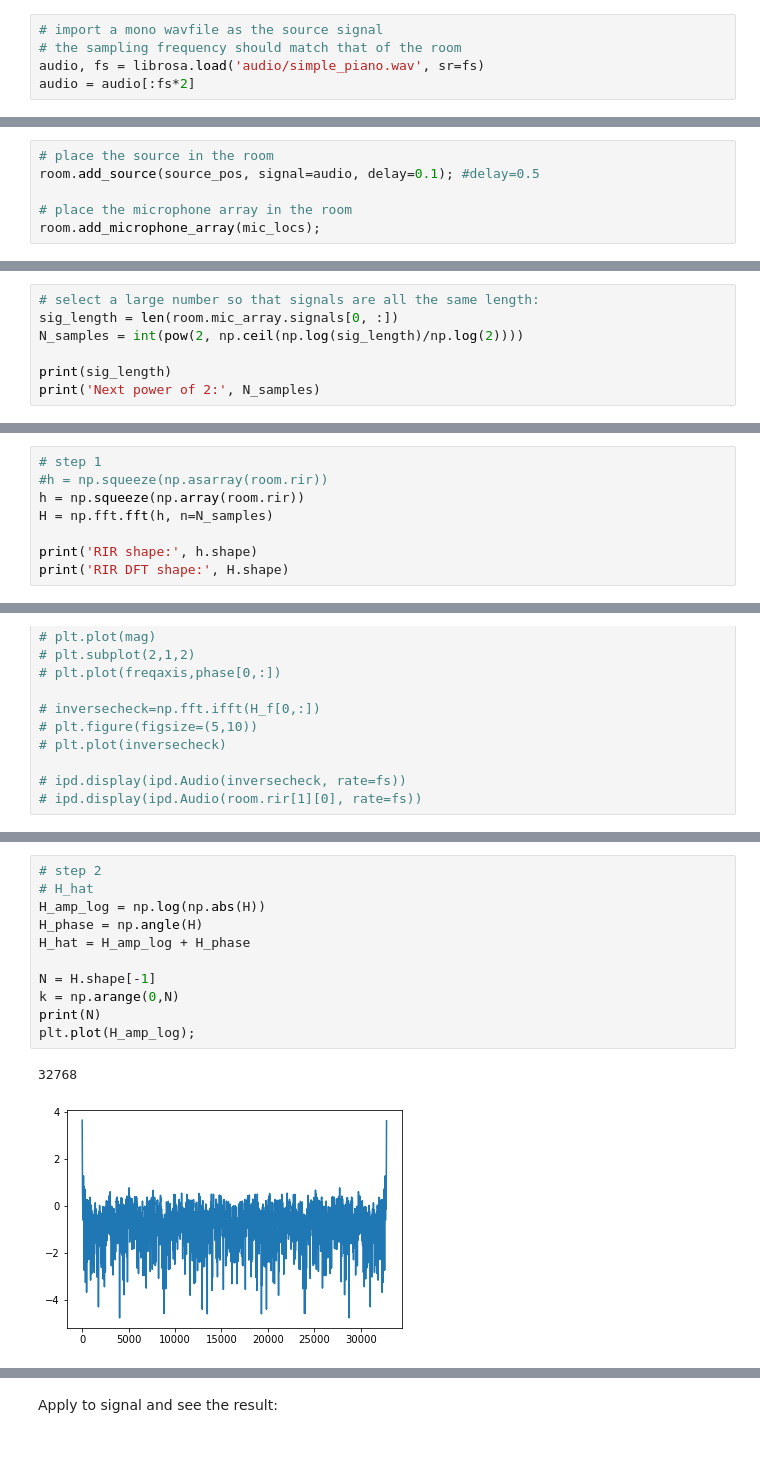
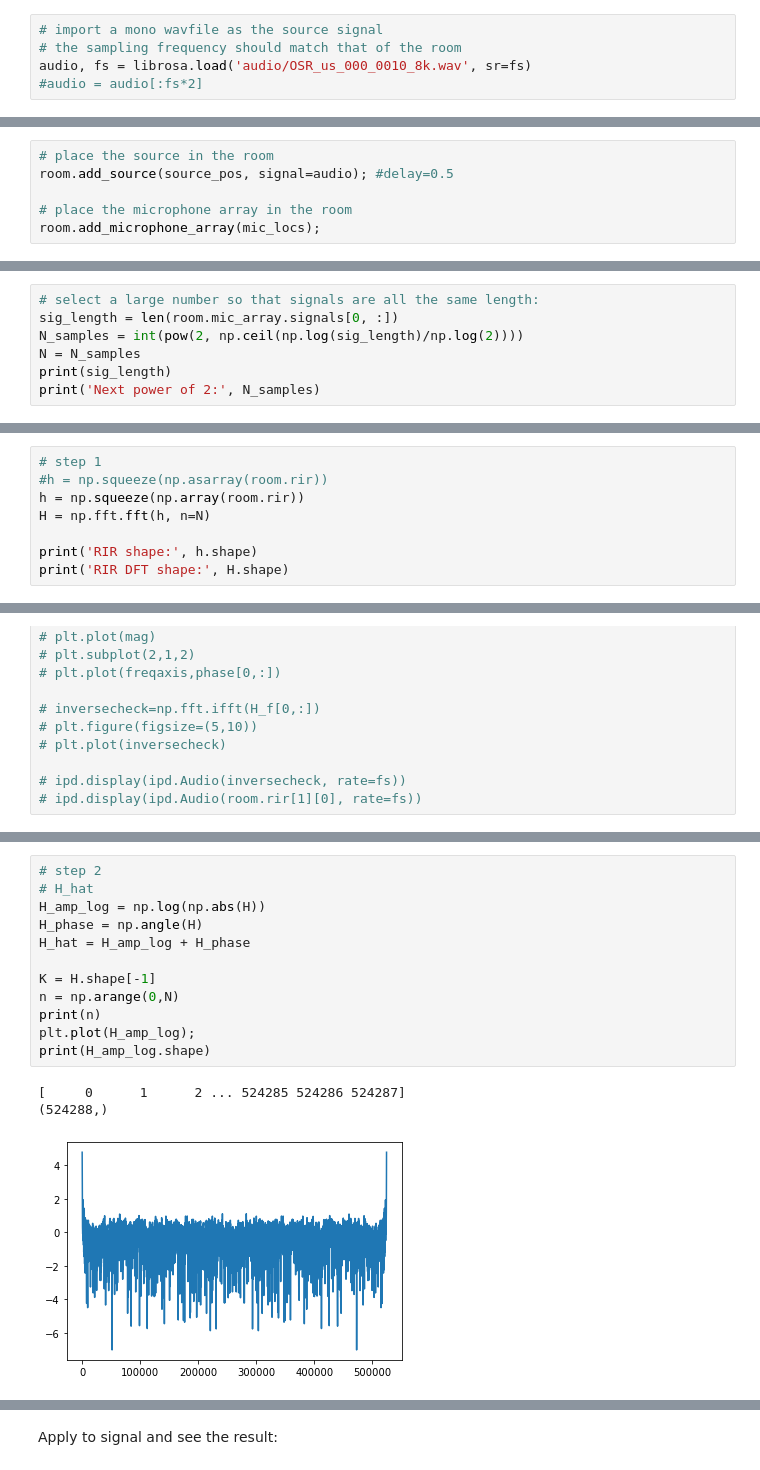
Before and after one commit to FredReeva/SASP-FDN-Dereverb, a Jupyter notebook: Dereverb Project - Jupyter/DereverbProject.ipynb, the cells around one changed output, grey strips where cells are left out. Cells and saved outputs as stored; diff of their text form.

Commit message:
"Finished" simple method

```diff
--- a/Dereverb Project - Jupyter/DereverbProject.ipynb
+++ b/Dereverb Project - Jupyter/DereverbProject.ipynb
@@ -67,8 +69,8 @@ Now generate the RIR and apply it to the audio files
 # %%
 # import a mono wavfile as the source signal
 # the sampling frequency should match that of the room
-audio, fs = librosa.load('audio/simple_piano.wav', sr=fs)
-audio = audio[:fs*2]
+audio, fs = librosa.load('audio/OSR_us_000_0010_8k.wav', sr=fs)
+#audio = audio[:fs*2]
 # %%
 # We invert Sabine's formula to obtain the parameters for the ISM simulator
 e_absorption, max_order = pra.inverse_sabine(rt60_tgt, room_dim)
@@ -82,7 +84,7 @@ print("The volume of the room is {} m\u00b3".format(room.get_volume()))
 The volume of the room is 262.5 m³
 # %%
 # place the source in the room
-room.add_source(source_pos, signal=audio, delay=0.1); #delay=0.5
+room.add_source(source_pos, signal=audio); #delay=0.5
 
 # place the microphone array in the room
 room.add_microphone_array(mic_locs);
@@ -148,7 +151,7 @@ ipd.display(ipd.Audio(room.mic_array.signals[0, :], rate=fs))
 # select a large number so that signals are all the same length:
 sig_length = len(room.mic_array.signals[0, :])
 N_samples = int(pow(2, np.ceil(np.log(sig_length)/np.log(2))))
-
+N = N_samples
 print(sig_length)
 print('Next power of 2:', N_samples)
 # %% [output]
@@ -158,7 +161,7 @@ Next power of 2: 32768
 # step 1
 #h = np.squeeze(np.asarray(room.rir))
 h = np.squeeze(np.array(room.rir))
-H = np.fft.fft(h, n=N_samples)
+H = np.fft.fft(h, n=N)
 
 print('RIR shape:', h.shape)
 print('RIR DFT shape:', H.shape)
@@ -203,17 +204,19 @@ print(k.shape,n)
 # %%
 # step 2
 # H_hat
 H_amp_log = np.log(np.abs(H))
 H_phase = np.angle(H)
 H_hat = H_amp_log + H_phase
 
-N = H.shape[-1]
-k = np.arange(0,N)
-print(N)
+K = H.shape[-1]
+n = np.arange(0,N)
+print(n)
 plt.plot(H_amp_log);
+print(H_amp_log.shape)
 # %% [output]
-32768
+[     0      1      2 ... 524285 524286 524287]
+(524288,)
-[figure, old version]
+[figure, new version]
 # %%
 # step 3
 # INFERNALE (1 minuto e mezzo a 8kHz, 5 minuti a 16kHz)
```
Also changed, not shown: parts of 31 cells of this notebook, 3 other files.
